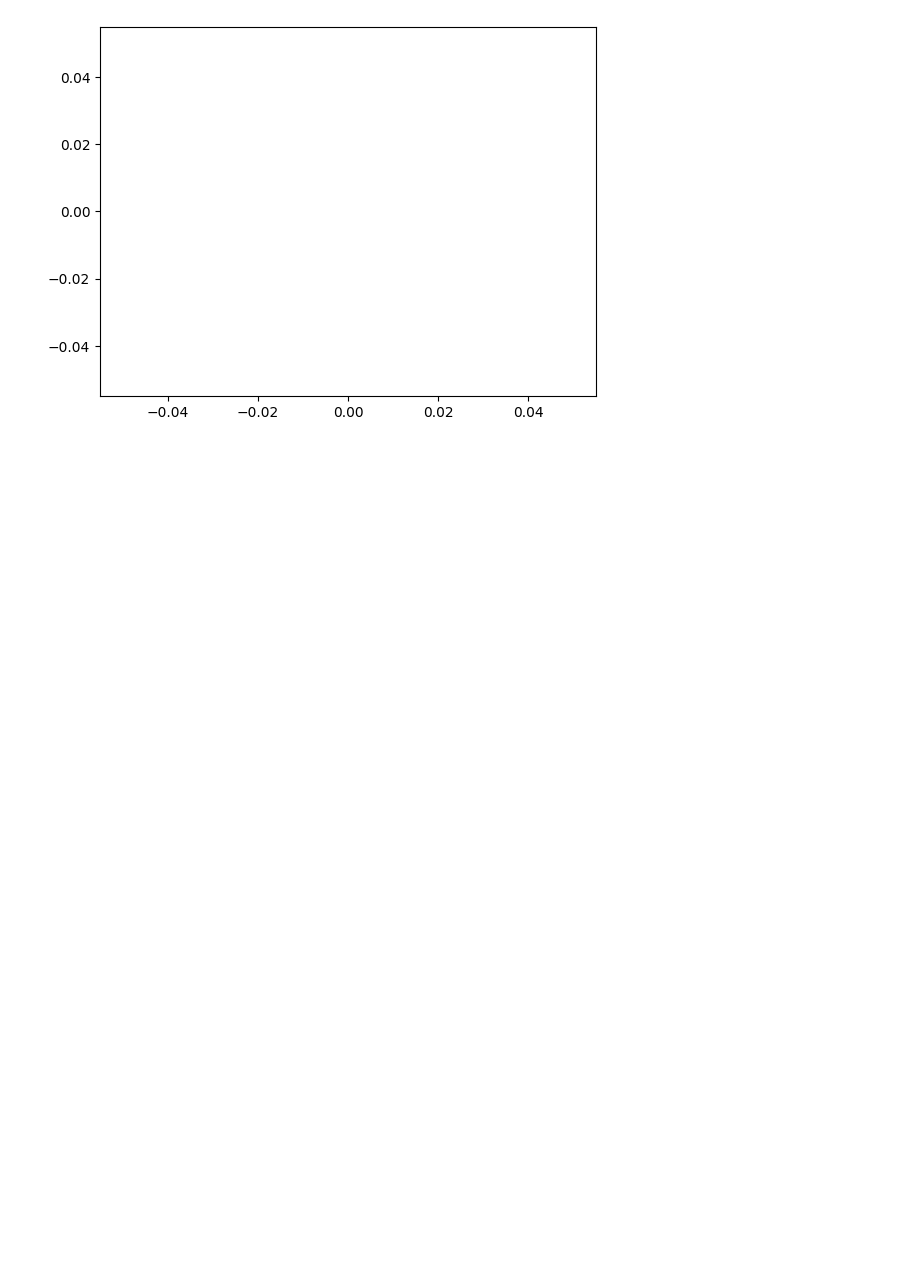
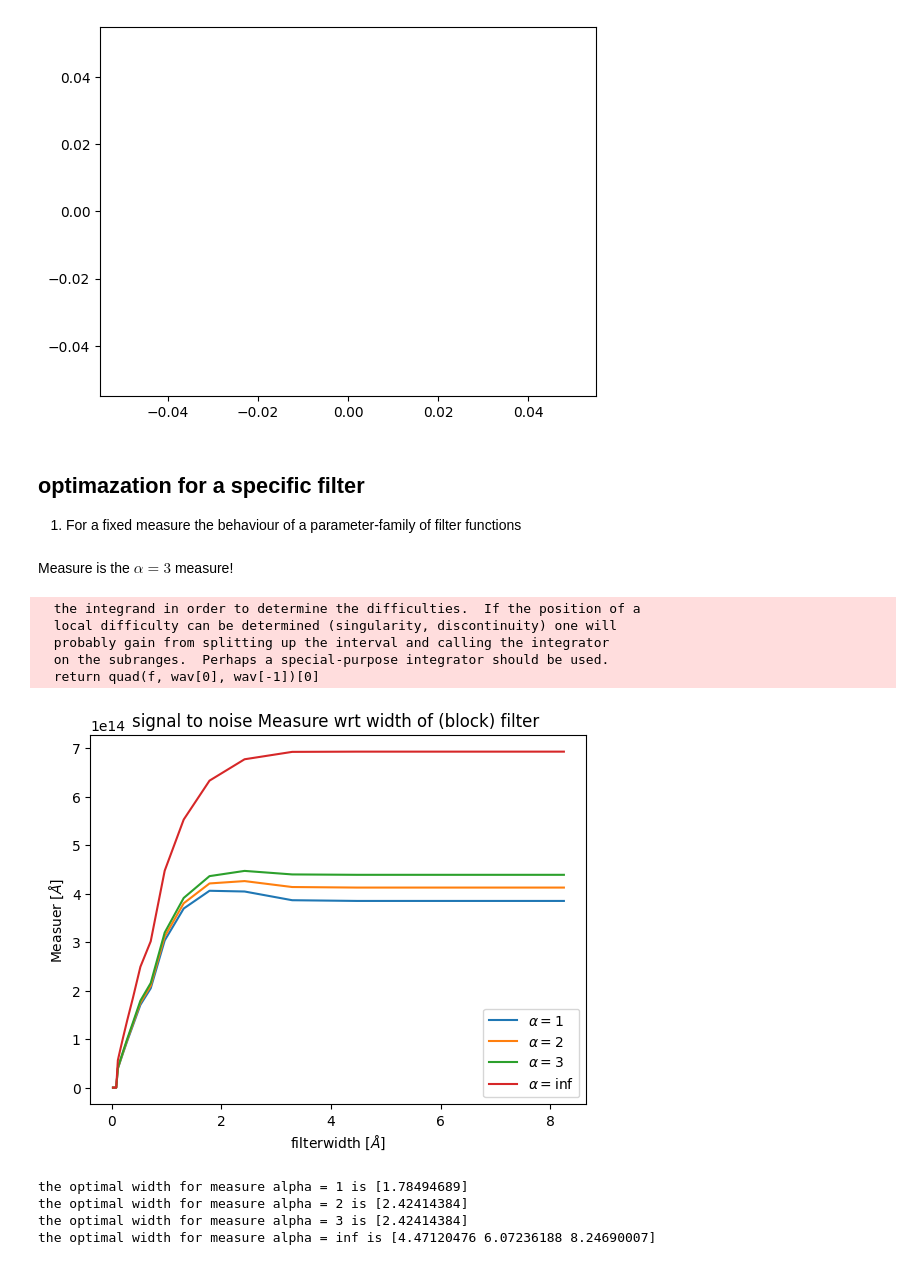
Before and after one commit to demichieldewilde/solar-flares, a Jupyter notebook: data/optimal_width/test_run.ipynb, the cells around one changed output. Cells and saved outputs as stored; diff of their text form; code cells hidden in the pictures; blank space fills up the shorter version.

```diff
--- a/data/optimal_width/test_run.ipynb
+++ b/data/optimal_width/test_run.ipynb
@@ -345,3 +362,7 @@ measure(100, stnl, time)
 # %% [output]
 inf
 [figure]
+# %% [markdown]
+## optimazation for a specific filter
+
+1. For a fixed measure the behaviour of a parameter-family of filter functions
@@ -347,0 +386,44 @@ inf
+# %% [markdown]
+Measure is the $\alpha=3$ measure!
+# %%
+weight_func = indicator_function(6561.3490928 , 6564.28848698)
+
+widths = np.logspace(np.log(0.2), np.log(2.5), 20)
+m3 = []
+m1 = []
+m2 = []
+minf = []
+
+for weight_func in weights_indicators_functions(6563, widths):
+    m3.append(measure(3, stn_direct(weight_func, wav, DFD, std), time, C=50))
+    m1.append(measure(1, stn_direct(weight_func, wav, DFD, std), time, C=50))
+    m2.append(measure(2, stn_direct(weight_func, wav, DFD, std), time, C=50))
+    minf.append(measure(np.inf, stn_direct(weight_func, wav, DFD, std), time, C=50))
+# %% [output]
+  the integrand in order to determine the difficulties.  If the position of a
+  local difficulty can be determined (singularity, discontinuity) one will
+  probably gain from splitting up the interval and calling the integrator
+  on the subranges.  Perhaps a special-purpose integrator should be used.
+  return quad(f, wav[0], wav[-1])[0]
+# %%
+fig, ax = plt.subplots()
+ax.plot(widths, m1, label=r"$\alpha=1$")
+ax.plot(widths, m2, label=r"$\alpha=2$")
+ax.plot(widths, m3, label=r"$\alpha=3$")
+ax.plot(widths, minf, label=r"$\alpha=\inf$")
+ax.set_title("signal to noise Measure wrt width of (block) filter ")
+ax.set_xlabel("filterwidth [$\AA$]")
+ax.set_ylabel("Measuer [$\AA$]")
+plt.legend()
+plt.show()
+
+print(f"the optimal width for measure alpha = 1 is {widths[np.where(m1 == np.max(m1))[0]]}")
+print(f"the optimal width for measure alpha = 2 is {widths[np.where(m2 == np.max(m2))[0]]}")
+print(f"the optimal width for measure alpha = 3 is {widths[np.where(m3 == np.max(m3))[0]]}")
+print(f"the optimal width for measure alpha = inf is {widths[np.where(minf == np.max(minf))[0]]}")
+# %% [output]
+[figure, added]
+the optimal width for measure alpha = 1 is [1.78494689]
+the optimal width for measure alpha = 2 is [2.42414384]
+the optimal width for measure alpha = 3 is [2.42414384]
+the optimal width for measure alpha = inf is [4.47120476 6.07236188 8.24690007]
```
Also changed, not shown: parts of 13 cells of this notebook, 5 other files.
